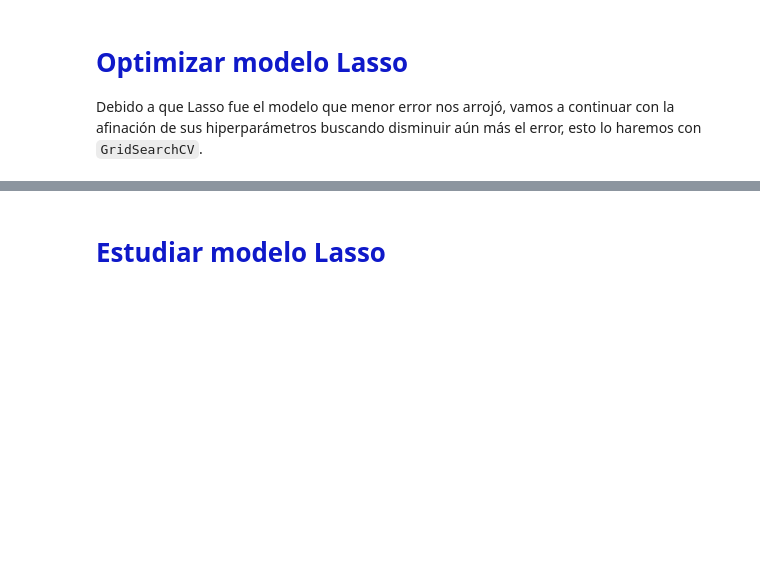
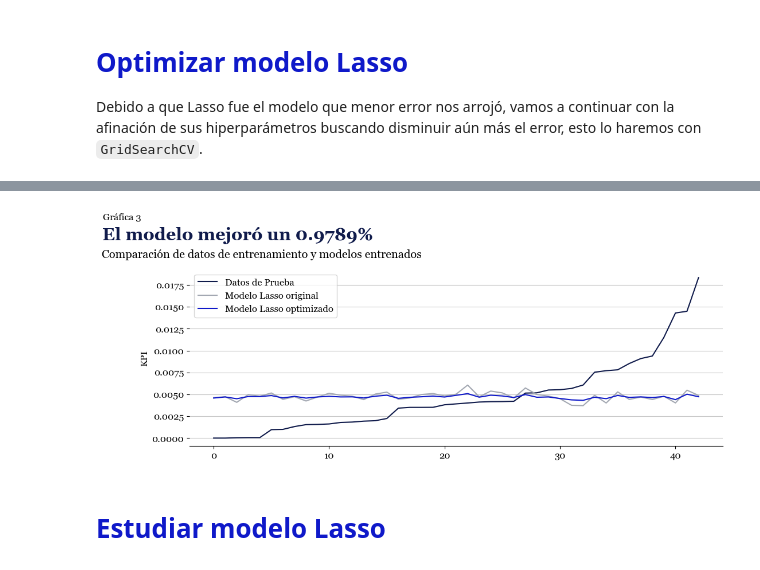
Before and after one commit to juanramosdataexpert/Norte-oInsights, a Jupyter notebook: Notebooks/build_model.ipynb, the cells around one changed output, grey strips where cells are left out. Drawn from its saved outputs; the diff is of its cells as text; code cells hidden in the pictures; blank space fills up the shorter version.

```diff
--- a/Notebooks/build_model.ipynb
+++ b/Notebooks/build_model.ipynb
@@ -215,4 +217,5 @@ model_3.fit(train_df[features + categories], train_df[target])
 predictions = model_3.predict(test_df[features + categories])
 models['Lasso'] = mean_squared_error(predictions, test_df[target])**0.5
 print('El RMSE en el modelo de Lasso es:', models['Lasso'])
+predicciones_lasso = predictions
 # %% [output]
@@ -430,4 +433,5 @@ predictions = model_3.predict(test_df[features + categories])
 models['Lasso FineTuned'] = mean_squared_error(
     predictions, test_df[target])**0.5
 print('El RMSE en el modelo de Lasso reentrenado es:', models['Lasso'])
+predicciones_lasso_opt = predictions
 # %% [output]
@@ -466,3 +471,41 @@ plt.gca().invert_yaxis()
+# %%
+# Crear dataframe con predicciones
+predictions = pd.DataFrame({
+    'Datos de Prueba': test_df[target],
+    'Lasso Original': predicciones_lasso,
+    'Lasso Optimizado': predicciones_lasso_opt
+})
+predictions.sort_values('Datos de Prueba', inplace=True)
+# %%
+# Mostrar las predicciones del modelo
+fig, ax = plt.subplots(figsize=[12, 4])
+plt.text(x=-9.6, y=0.025,
+         s='Gráfica 3')
+plt.title(f'El modelo mejoró un {diff:.4f}%',
+          weight='bold', size=22,
+          x=0.09, y=1.14, color=juan_colors[0])
+plt.suptitle('Comparación de datos de entrenamiento y modelos entrenados',
+             x=0.23, y=0.97)
+plt.plot(range(predictions.shape[0]),
+         predictions['Datos de Prueba'],
+         label='Datos de Prueba',
+         color=juan_colors[0])
+plt.plot(range(predictions.shape[0]),
+         predictions['Lasso Original'],
+         label='Modelo Lasso original',
+         color=juan_colors[2])
+plt.plot(range(predictions.shape[0]),
+         predictions['Lasso Optimizado'],
+         label='Modelo Lasso optimizado',
+         color=juan_colors[4])
+plt.ylabel('KPI')
+plt.legend()
+plt.grid(axis='y', alpha=0.7,
+         zorder=1)
+ax.spines[['top', 'left', 'right']].set_visible(False)
+plt.show()
+# %% [output]
+[figure, added]
 # %% [markdown]
 # <span style="color:#0F19C9">Estudiar modelo Lasso</span>
 # %%
```
Also changed, not shown: parts of 19 cells of this notebook.
